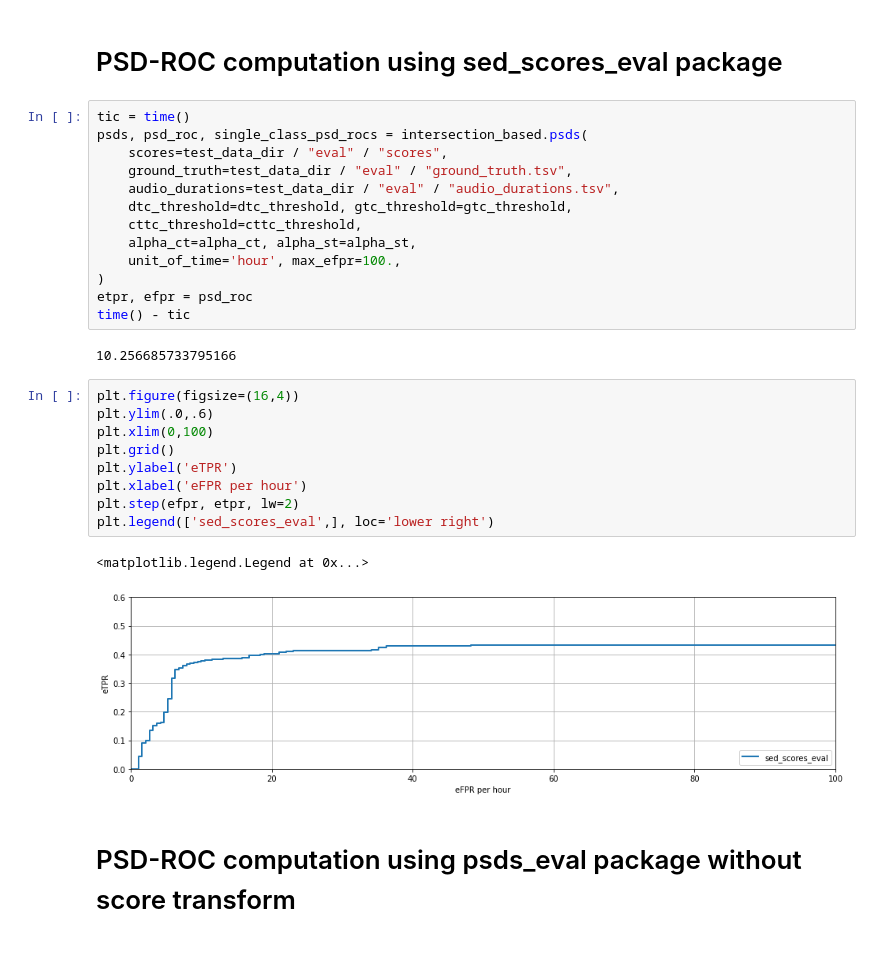
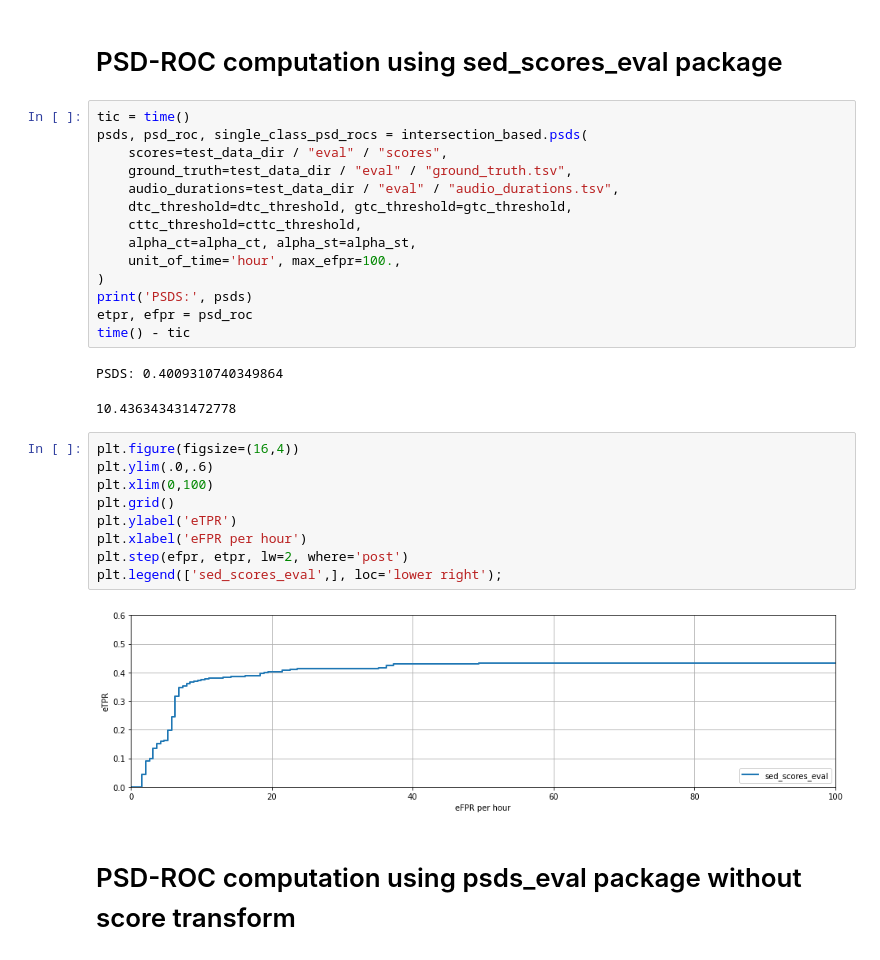
Before and after one commit to fgnt/sed_scores_eval, a Jupyter notebook: notebooks/psds.ipynb, the cells around one changed output. Cells and saved outputs as stored; diff of their text form.

```diff
--- a/notebooks/psds.ipynb
+++ b/notebooks/psds.ipynb
@@ -25,22 +25,23 @@ psds, psd_roc, single_class_psd_rocs = intersection_based.psds(
     alpha_ct=alpha_ct, alpha_st=alpha_st,
     unit_of_time='hour', max_efpr=100.,
 )
+print('PSDS:', psds)
 etpr, efpr = psd_roc
 time() - tic
 # %% [output]
-10.256685733795166
+PSDS: 0.4009310740349864
+10.436343431472778
 # %%
 plt.figure(figsize=(16,4))
 plt.ylim(.0,.6)
 plt.xlim(0,100)
 plt.grid()
 plt.ylabel('eTPR')
 plt.xlabel('eFPR per hour')
-plt.step(efpr, etpr, lw=2)
-plt.legend(['sed_scores_eval',], loc='lower right')
+plt.step(efpr, etpr, lw=2, where='post')
+plt.legend(['sed_scores_eval',], loc='lower right');
 # %% [output]
-<matplotlib.legend.Legend at 0x...>
-[figure, old version]
+[figure, new version]
 # %% [markdown]
 # PSD-ROC computation using psds_eval package without score transform
 # %% [markdown]
```
Also changed, not shown: parts of 8 cells of this notebook.
